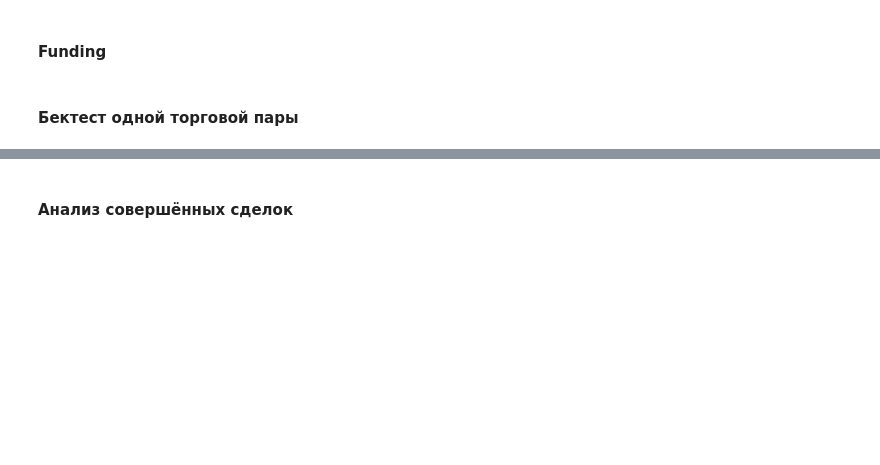
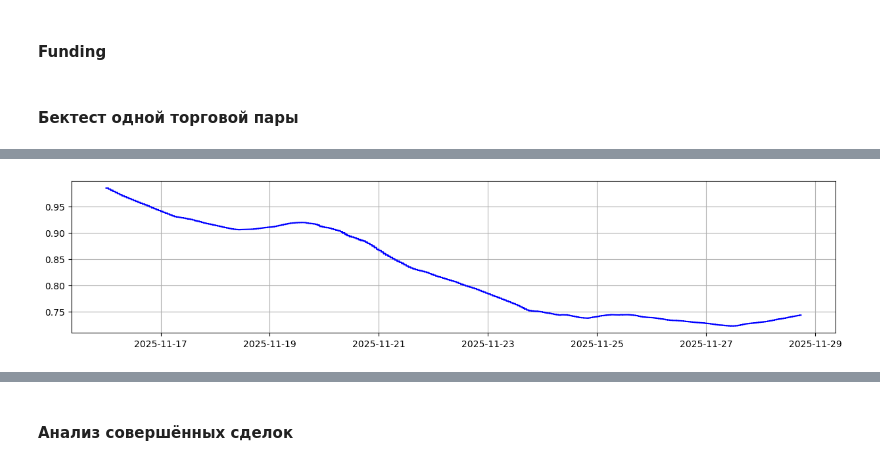
Before and after one commit to elterion/bot, a Jupyter notebook: Pair Trading.ipynb, the cells around one changed output, grey strips where cells are left out. Cells and saved outputs as stored; diff of their text form; code cells hidden in the pictures; blank space fills up the shorter version.

```diff
--- a/Pair Trading.ipynb
+++ b/Pair Trading.ipynb
@@ -204,5 +209,9 @@ fig.tight_layout()
 # %%
-coint(agg_df[token_1], agg_df[token_2], trend='c')
+plt.figure(figsize=(15,3))
+plt.plot(dist_df['time'], dist_df[f'spread_mean_96_{tf}'], c='blue', label='dist')
+plt.grid();
+# %% [output]
+[figure, added]
 # %%
 def run_backtest(dist_df, params):
     end_date = dist_df['time'][-1]
```
Also changed, not shown: parts of 35 cells of this notebook.
